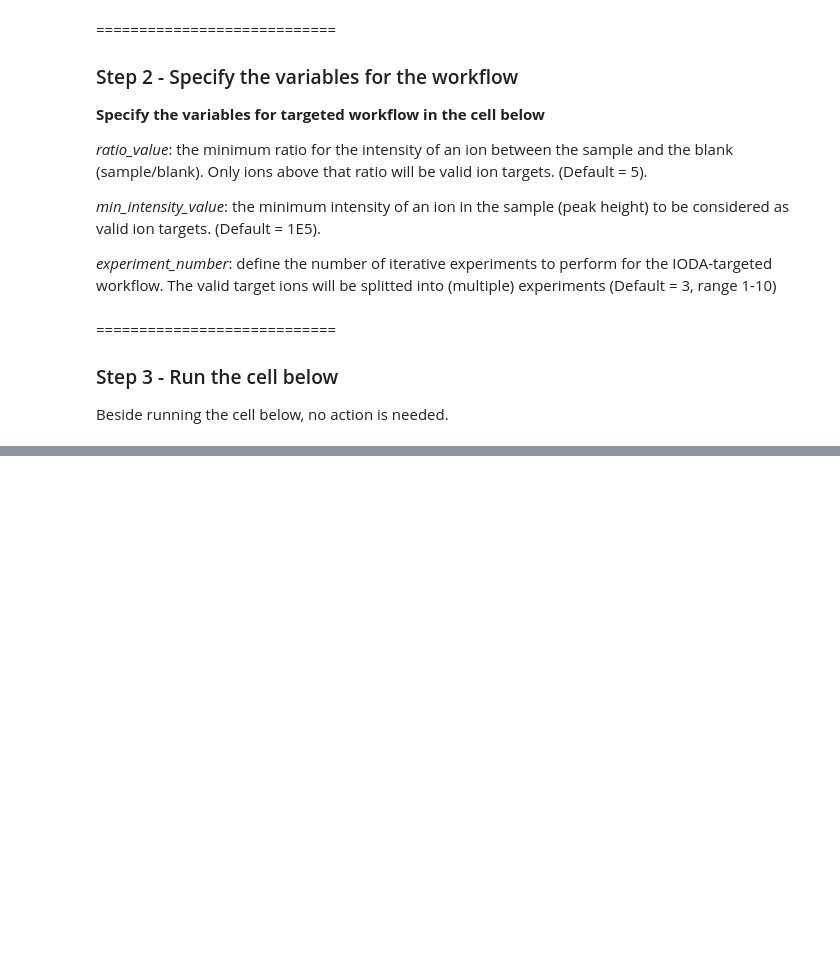
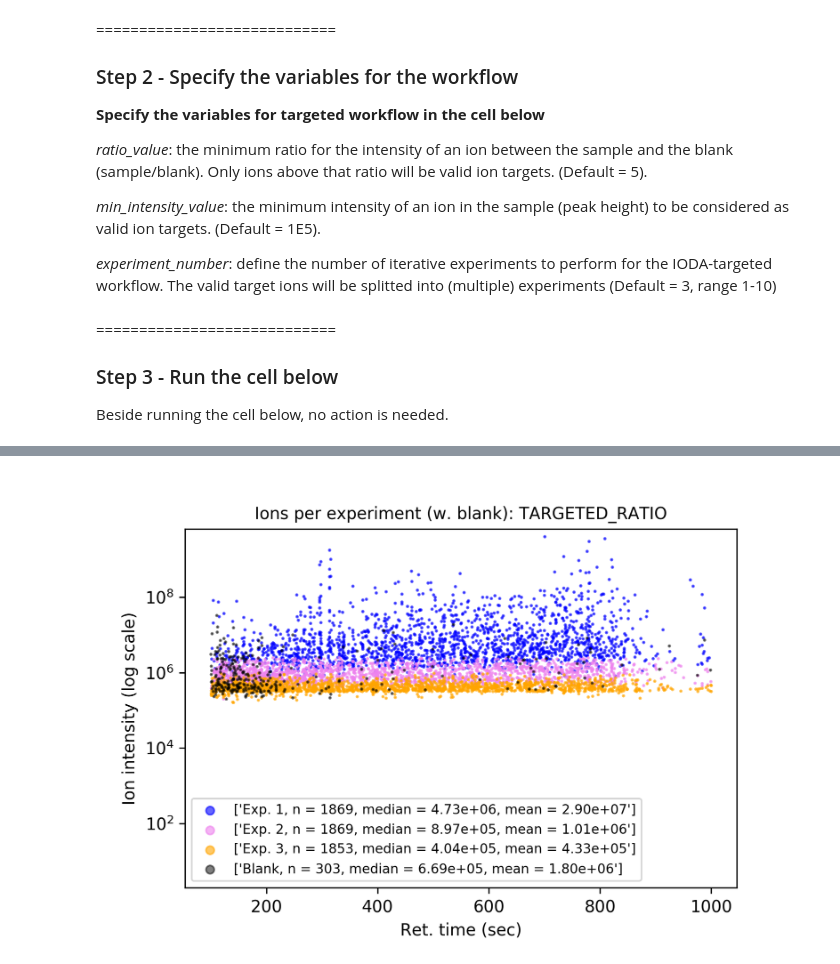
Before and after one commit to lfnothias/IODA_MS, a Jupyter notebook: IODA_targeted_from_mztab.ipynb, the cells around one changed output, grey strips where cells are left out. Drawn from its saved outputs; the diff is of its cells as text; code cells hidden in the pictures; blank space fills up the shorter version.

```diff
--- a/IODA_targeted_from_mztab.ipynb
+++ b/IODA_targeted_from_mztab.ipynb
@@ -72,4 +81,6 @@ Plotting the ions excluded
 # %%
 from IPython.display import Image
-Image("results_targeted/intermediate_files/injection_blank_shared_TARGETED_RATIO_scatter_view.png")
+Image("results_targeted/intermediate_files/experiment_blank_shared_TARGETED_RATIO_scatter_view.png")
+# %% [output]
+[figure, added]
 # %%
```
Also changed, not shown: parts of 5 cells of this notebook, 7 other files.
